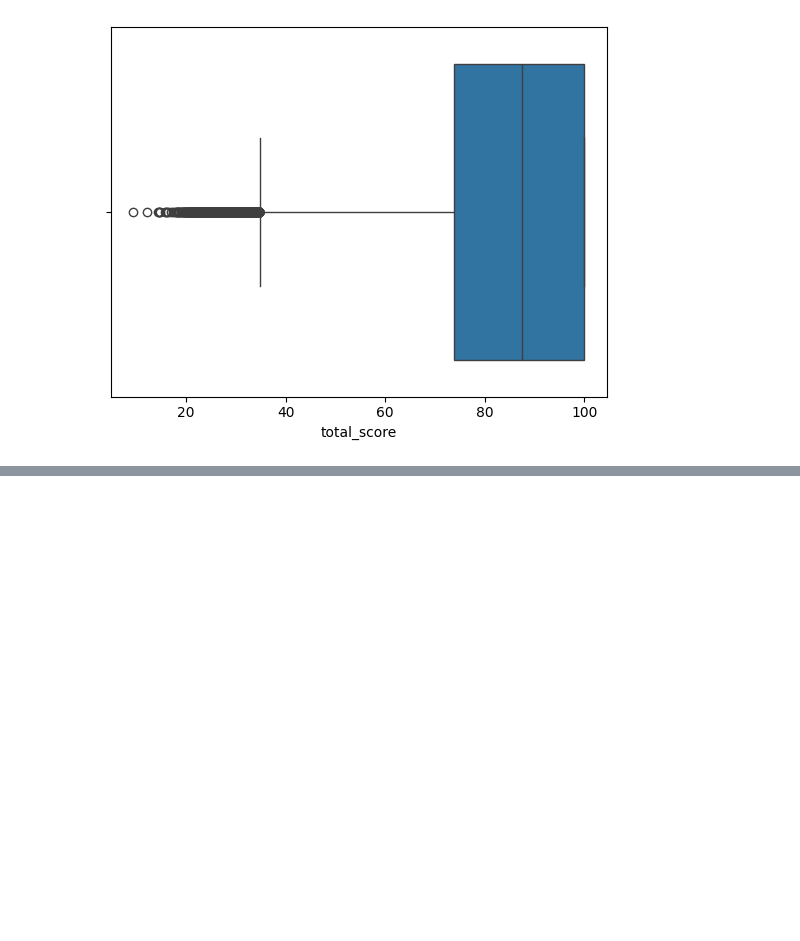
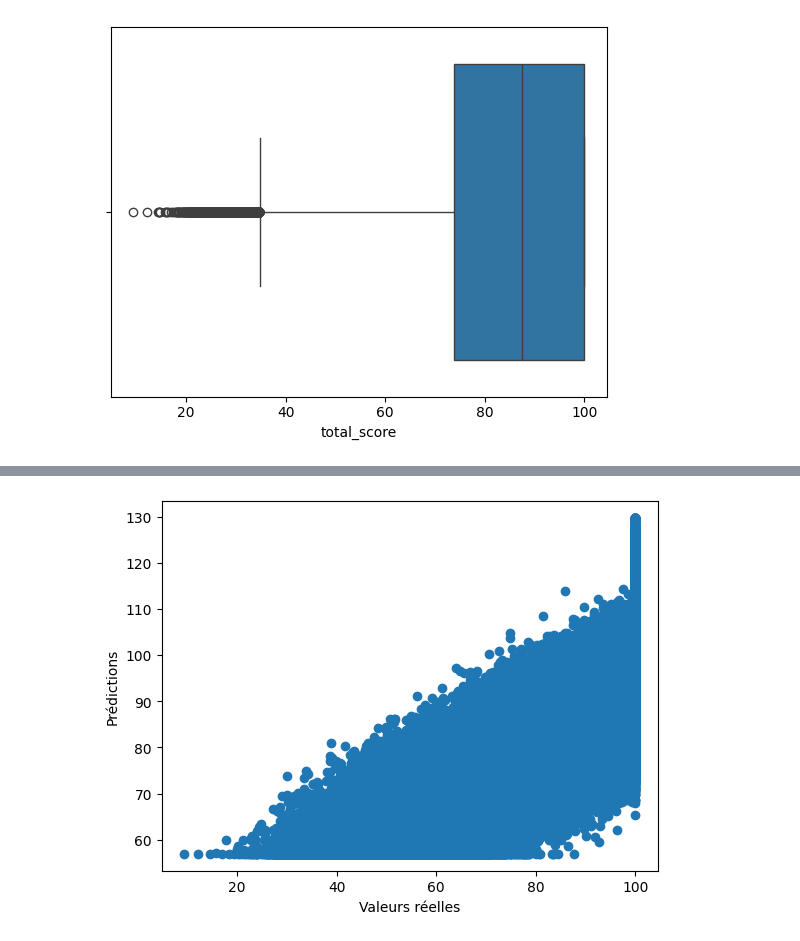
Before and after one commit to djafarou-ML/Student_Performance, a Jupyter notebook: student_perfomance.ipynb, the cells around one changed output, grey strips where cells are left out. Cells and saved outputs as stored; diff of their text form; code cells hidden in the pictures; blank space fills up the shorter version.

```diff
--- a/student_perfomance.ipynb
+++ b/student_perfomance.ipynb
@@ -189,0 +212,2 @@ sns.boxplot(x=df['total_score'])
+# %%
+X_train, X_test, Y_train, Y_test = train_test_split(X, Y, test_size=0.3, random_state=101)
@@ -189,0 +230,4 @@ sns.boxplot(x=df['total_score'])
+# %%
+model = LinearRegression()
+# %%
+model.fit(X_train, Y_train)
@@ -189,0 +236,3 @@ sns.boxplot(x=df['total_score'])
+# %%
+test_predict = model.predict(X_test)
+test_predict
@@ -189,0 +286,8 @@ sns.boxplot(x=df['total_score'])
+# %%
+
+plt.scatter(Y_test, test_predict)
+plt.xlabel("Valeurs réelles")
+plt.ylabel("Prédictions")
+plt.show()
+# %% [output]
+[figure, added]
```
Also changed, not shown: parts of 12 cells of this notebook.
